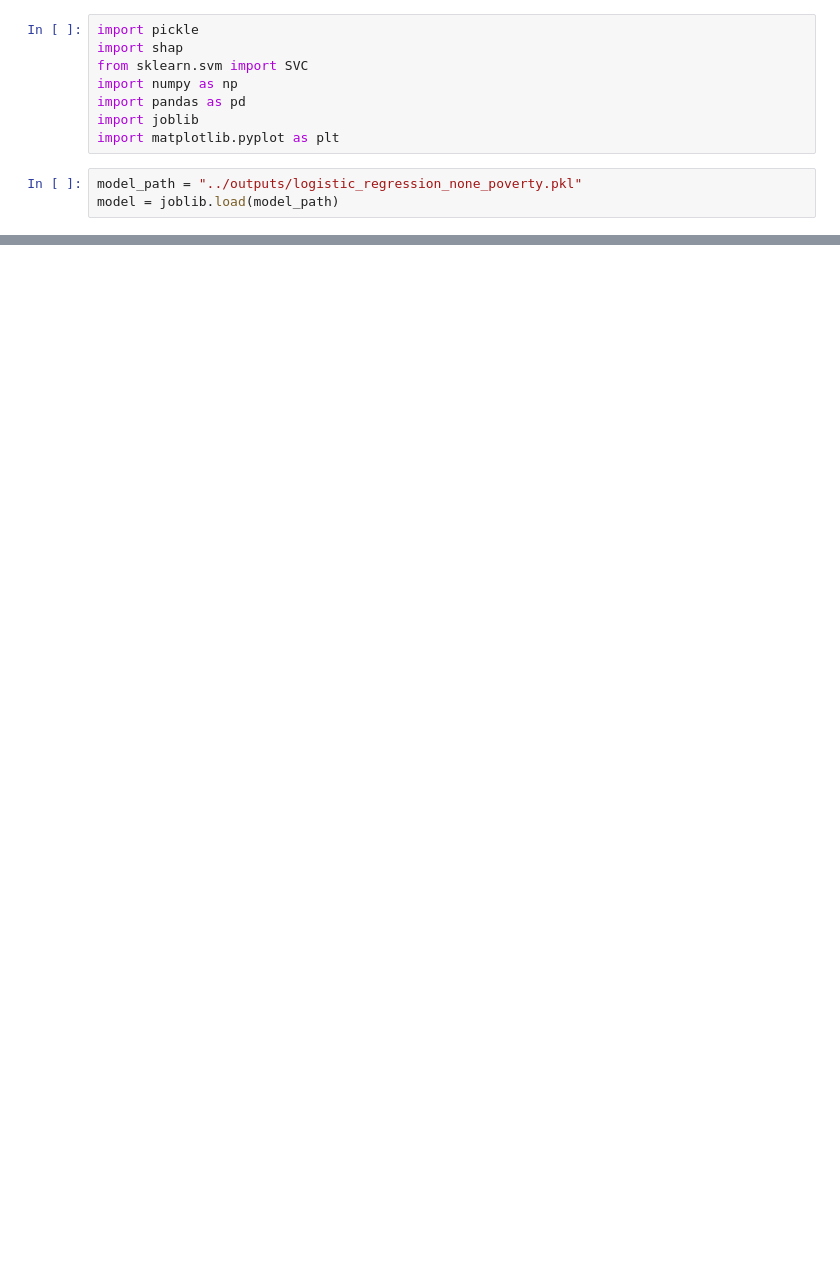
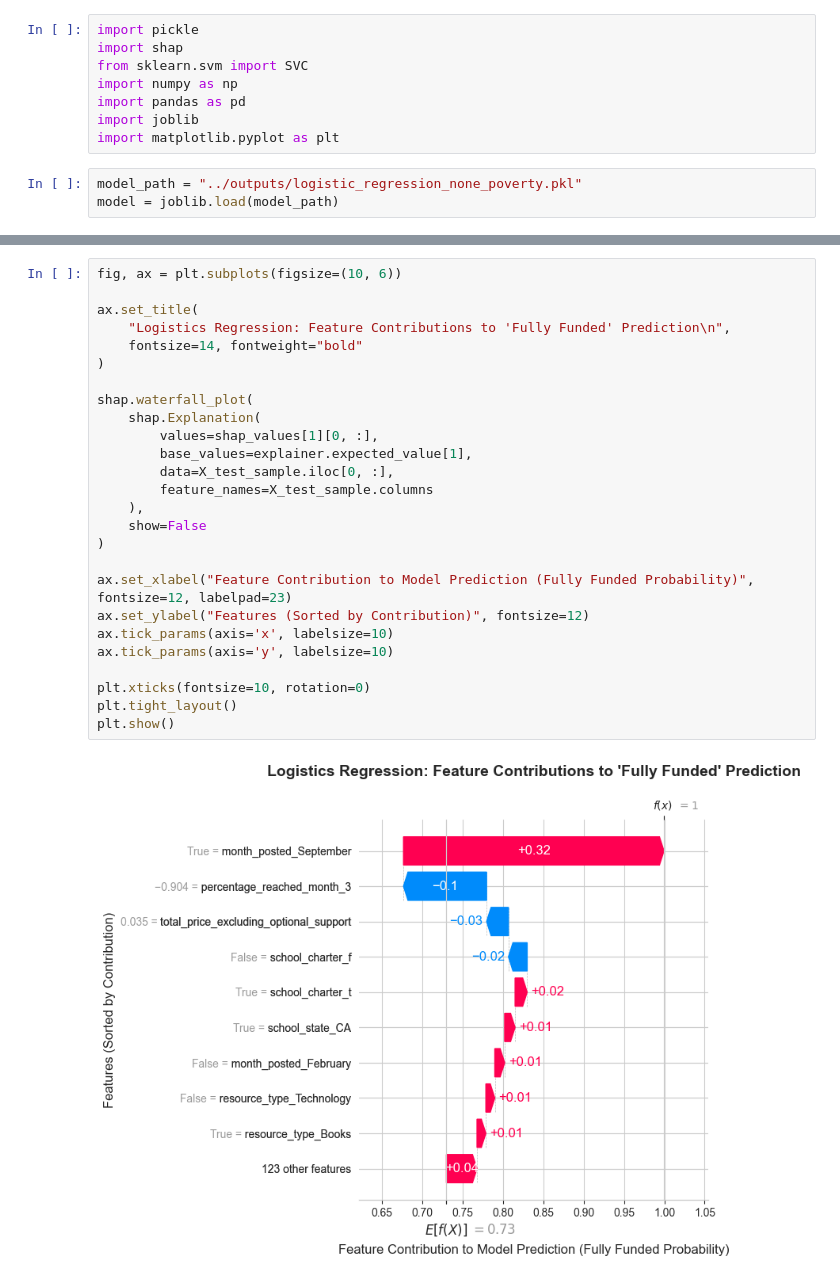
Before and after one commit to luciafang/94889-DonorsChoose, a Jupyter notebook: project/notebooks/SHAP_lr_high.ipynb, the cells around one changed output, grey strips where cells are left out. Cells and saved outputs as stored; diff of their text form; blank space fills up the shorter version.

```diff
--- a/project/notebooks/SHAP_lr_high.ipynb
+++ b/project/notebooks/SHAP_lr_high.ipynb
@@ -62,0 +90,28 @@ shap.save_html("force_plot.html", force_plot)
+# %%
+fig, ax = plt.subplots(figsize=(10, 6))
+
+ax.set_title(
+    "Logistics Regression: Feature Contributions to 'Fully Funded' Prediction\n",
+    fontsize=14, fontweight="bold"
+)
+
+shap.waterfall_plot(
+    shap.Explanation(
+        values=shap_values[1][0, :],
+        base_values=explainer.expected_value[1],
+        data=X_test_sample.iloc[0, :],
+        feature_names=X_test_sample.columns
+    ),
+    show=False
+)
+
+ax.set_xlabel("Feature Contribution to Model Prediction (Fully Funded Probability)", fontsize=12, labelpad=23)
+ax.set_ylabel("Features (Sorted by Contribution)", fontsize=12)
+ax.tick_params(axis='x', labelsize=10)
+ax.tick_params(axis='y', labelsize=10)
+
+plt.xticks(fontsize=10, rotation=0)
+plt.tight_layout()
+plt.show()
+# %% [output]
+[figure, added]
```
Also changed, not shown: parts of 19 cells of this notebook.
